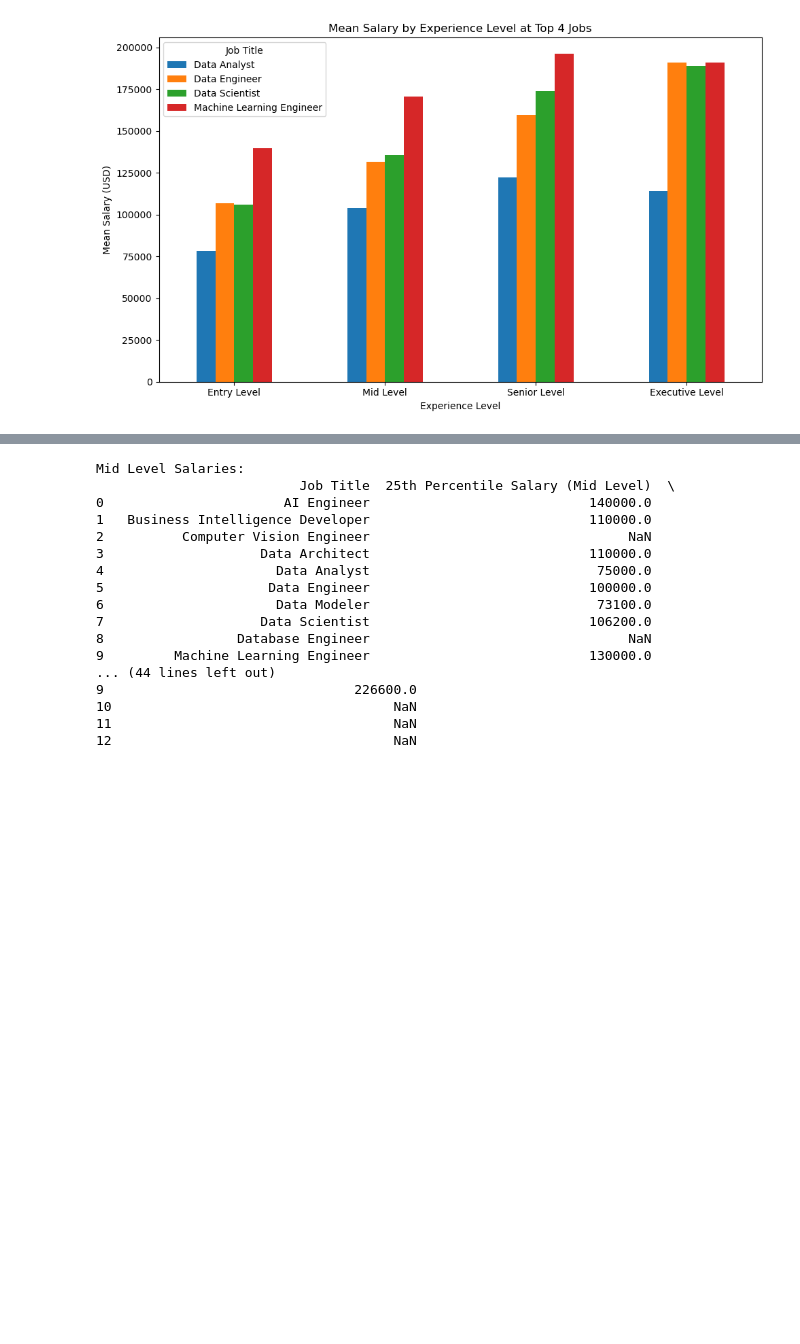
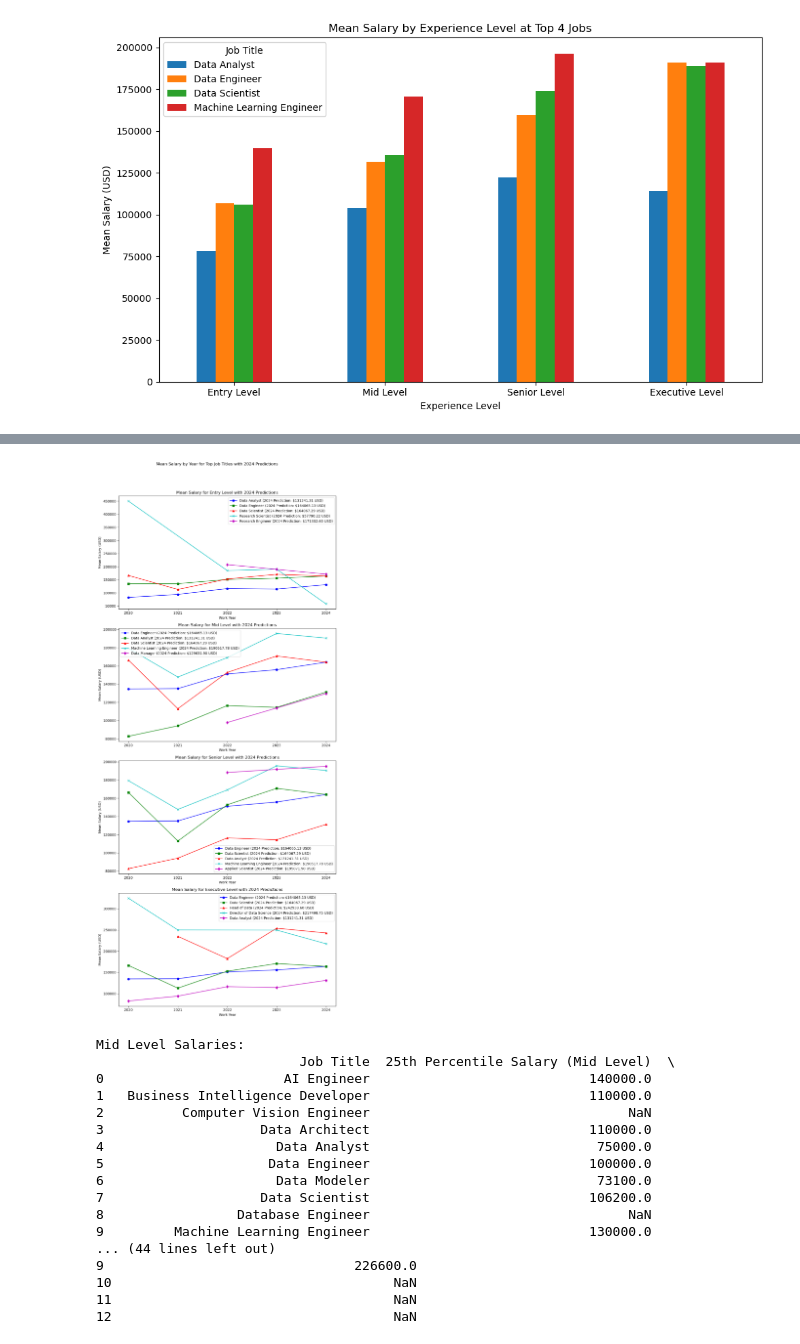
Before and after one commit to rsm-cds006/452FinalGroupProject, a Jupyter notebook: Code.ipynb, the cells around one changed output, grey strips where cells are left out. Drawn from its saved outputs; the diff is of its cells as text; code cells hidden in the pictures; blank space fills up the shorter version.

Commit message:
group code review 3.0

```diff
--- a/Code.ipynb
+++ b/Code.ipynb
@@ -986,3 +868,93 @@ Mid Level:
+# %%
+#Find Number of Jobs by experience level and then display in line graph
+#filter, count total for experience_level and top 5 job_titles and find mean salary_in_usd of each job by experience_level
+#predict 2024
+fullTime = ['FT']
+theStates = ['US']
+
+# Dictionary for experience level names and their top 5 job titles
+top_jobs_by_level = {
+    'Entry Level': ['Data Analyst', 'Data Engineer', 'Data Scientist', 'Research Scientist', 'Research Engineer'],
+    'Mid Level':  ['Data Engineer', 'Data Analyst', 'Data Scientist', 'Machine Learning Engineer', 'Data Manager'],
+    'Senior Level': ['Data Engineer', 'Data Scientist', 'Data Analyst', 'Machine Learning Engineer', 'Applied Scientist'],
+    'Executive Level': ['Data Engineer', 'Data Scientist', 'Head of Data', 'Director of Data Science', 'Data Analyst']
+}
+
+# Convert 'salary_in_usd' to numeric
+df = df.with_columns([
+    pl.col('salary_in_usd').cast(pl.Float64)
+])
+
+# Initialize a dictionary to store predictions
+predictions = {}
+
+# Create a figure with subplots - one for each experience level
+fig, axes = plt.subplots(nrows=len(top_jobs_by_level), ncols=1, figsize=(10, 6 * len(top_jobs_by_level)))
+
+# Define markers and colors for differentiation
+markers = ['o', 's', '^', 'x', 'd']
+colors = ['b', 'g', 'r', 'c', 'm']
+
+
+# Collect all years from the dataset
+all_years = df.select(pl.col('work_year').cast(pl.Int64)).unique().to_numpy().flatten()
+
+# Loop through each experience level and its top job titles
+for idx, (exp_level, job_titles) in enumerate(top_jobs_by_level.items()):
+    ax = axes[idx]
+    predictions[exp_level] = {}  # Initialize the dictionary for this experience level
+    for job_idx, job_title in enumerate(job_titles):
+        # Filter and group data
+        grouped_data = (
+            df
+            .filter(pl.col('employment_type').is_in(fullTime))
+            .filter(pl.col('employee_residence').is_in(theStates))
+            .filter(pl.col('job_title') == job_title)
+            .with_columns([pl.col('work_year').cast(pl.Int64)])  # Convert 'work_year' to numeric
+            .groupby(['job_title', 'work_year'])
+            .agg([
+                pl.mean('salary_in_usd').alias('mean_salary')
+            ])
+        ).to_pandas()
+
+        # Check if there is data
+        if not grouped_data.empty:
+            # Sort by 'work_year'
+            grouped_data.sort_values(by='work_year', inplace=True)
+
+            X = grouped_data['work_year'].values.reshape(-1, 1)
+            y = grouped_data['mean_salary'].values
+
+            # Create and train the linear regression model
+            model = LinearRegression()
+            model.fit(X, y)
+
+            # Predict for 2024
+            prediction_2024 = model.predict(np.array([[2024]]))[0]
+            predictions[exp_level][job_title] = prediction_2024  # Store the prediction
+
+            # Extend the line to include the prediction for 2024
+            X_extended = np.append(X, [[2024]], axis=0)
+            y_extended = np.append(y, prediction_2024)
+
+            # Plotting the historical data with different colors and markers
+            line, = ax.plot(X_extended.flatten(), y_extended, marker=markers[job_idx % len(markers)], linestyle='-', color=colors[job_idx % len(colors)])
+            line.set_label(f'{job_title} (2024 Prediction: ${prediction_2024:.2f} USD)')
+
+    # Append the year 2024 to all_years array
+    years = np.append(all_years, 2024)
+    # Explicitly set x-ticks to whole years
+    ax.set_xticks(np.arange(min(years), max(years) + 1, 1).astype(int))
+    ax.set_title(f'Mean Salary for {exp_level} with 2024 Predictions')
+    ax.set_xlabel('Work Year')
+    ax.set_ylabel('Mean Salary (USD)')
+    ax.legend()
+
+plt.suptitle('Mean Salary by Year for Top Job Titles with 2024 Predictions')
+plt.tight_layout(rect=[0, 0.03, 1, 0.95])
+plt.show()
+# %% [output]
+[figure, added]
 # %%
 # code to find salary to match external analysis with own data set
 # Convert 'salary_in_usd' to numeric
```
Also changed, not shown: parts of 7 cells of this notebook.
